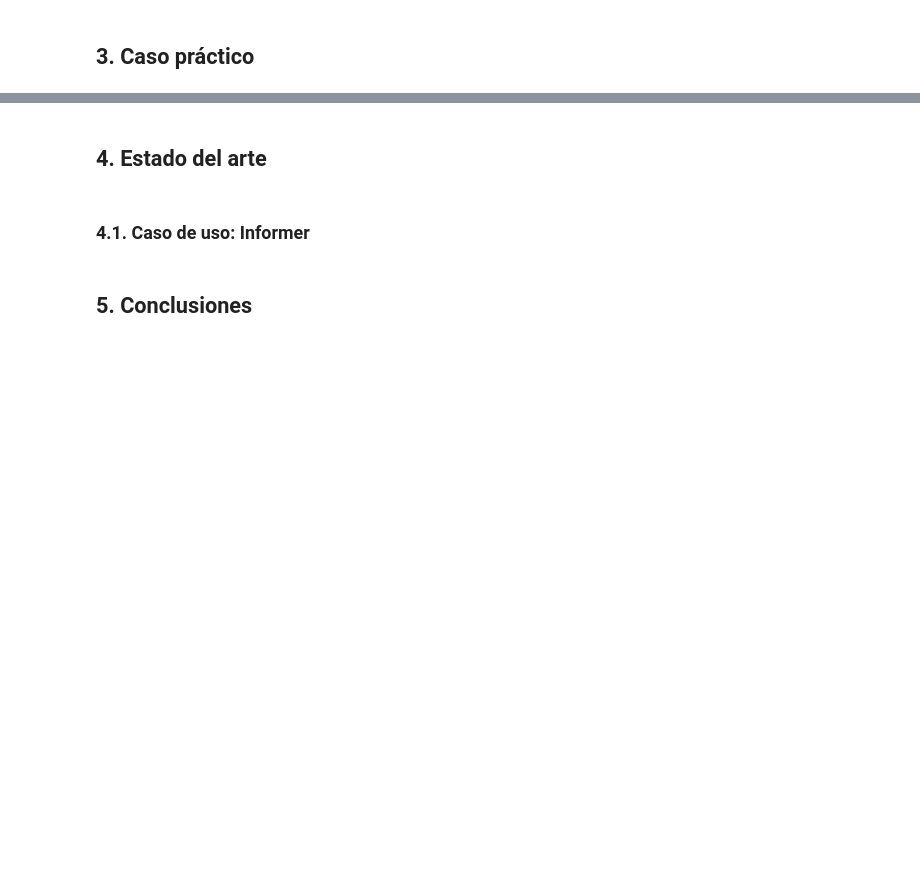
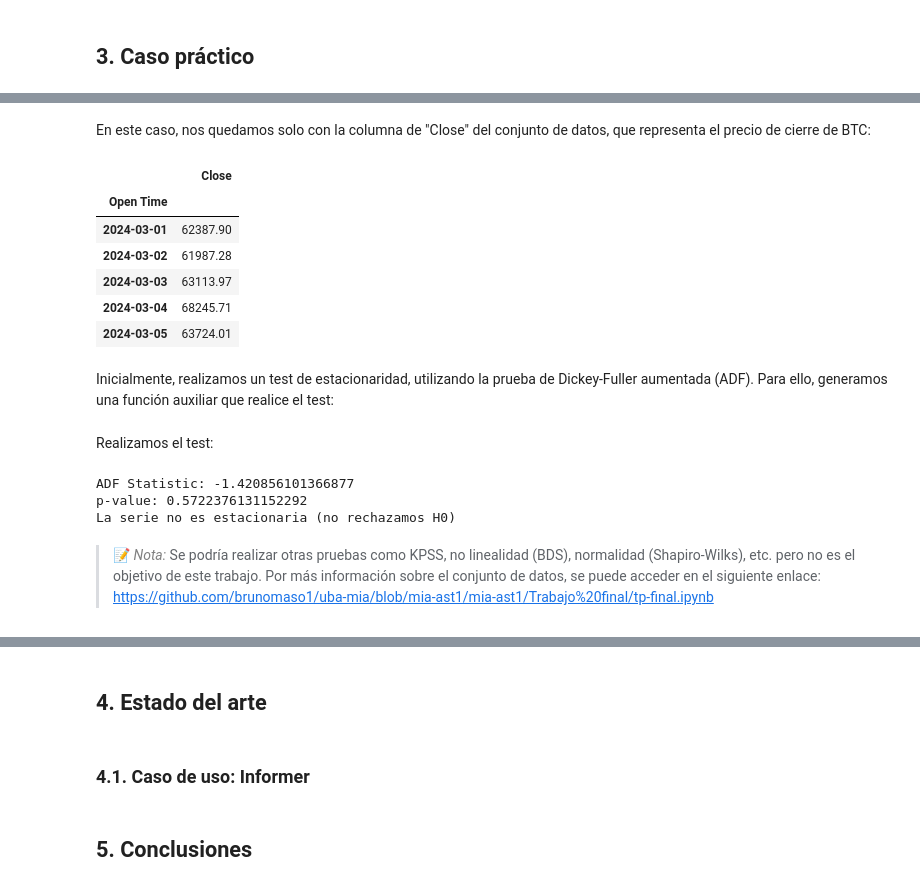
Before and after one commit to brunomaso1/uba-mia, a Jupyter notebook: mia-ast2/TPFinal.ipynb, the cells around one changed output, grey strips where cells are left out. Cells and saved outputs as stored; diff of their text form; code cells hidden in the pictures; blank space fills up the shorter version.

```diff
--- a/mia-ast2/TPFinal.ipynb
+++ b/mia-ast2/TPFinal.ipynb
@@ -79,0 +167,15 @@ Invoke-Expression (poetry env activate)
+# %% [markdown]
+En este caso, nos quedamos solo con la columna de "Close" del conjunto de datos, que representa el precio de cierre de BTC:
+# %%
+df = df[['Close']]
+df.head()
+# %% [output]
+|  | Close |
+| Open Time |  |
+| 2024-03-01 | 62387.90 |
+| 2024-03-02 | 61987.28 |
+| 2024-03-03 | 63113.97 |
+| 2024-03-04 | 68245.71 |
+| 2024-03-05 | 63724.01 |
+# %% [markdown]
+Inicialmente, realizamos un test de estacionaridad, utilizando la prueba de Dickey-Fuller aumentada (ADF). Para ello, generamos una función auxiliar que realice el test:
@@ -79,0 +201,10 @@ Invoke-Expression (poetry env activate)
+# %% [markdown]
+Realizamos el test:
+# %%
+test_stationarity(df)
+# %% [output]
+ADF Statistic: -1.420856101366877
+p-value: 0.5722376131152292
+La serie no es estacionaria (no rechazamos H0)
+# %% [markdown]
+> 📝 <em><font color='Gray'>Nota:</font></em> Se podría realizar otras pruebas como KPSS, no linealidad (BDS), normalidad (Shapiro-Wilks), etc. pero no es el objetivo de este trabajo. Por más información sobre el conjunto de datos, se puede acceder en el siguiente enlace: https://github.com/brunomaso1/uba-mia/blob/mia-ast1/mia-ast1/Trabajo%20final/tp-final.ipynb
```
Also changed, not shown: parts of 42 cells of this notebook, 5 other files.
